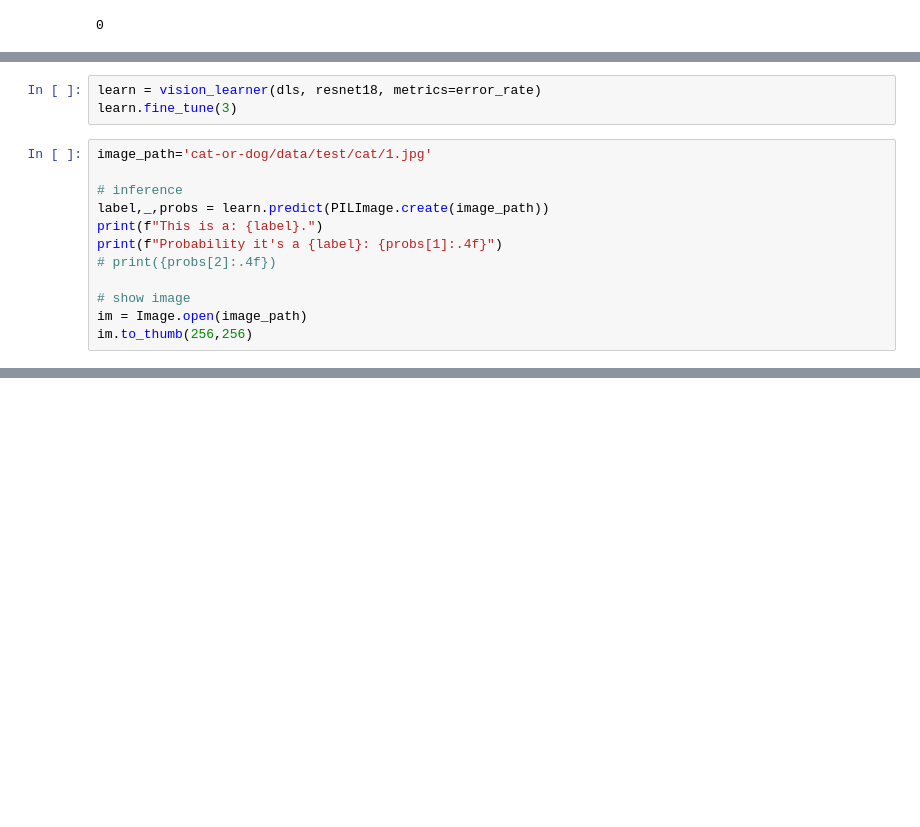
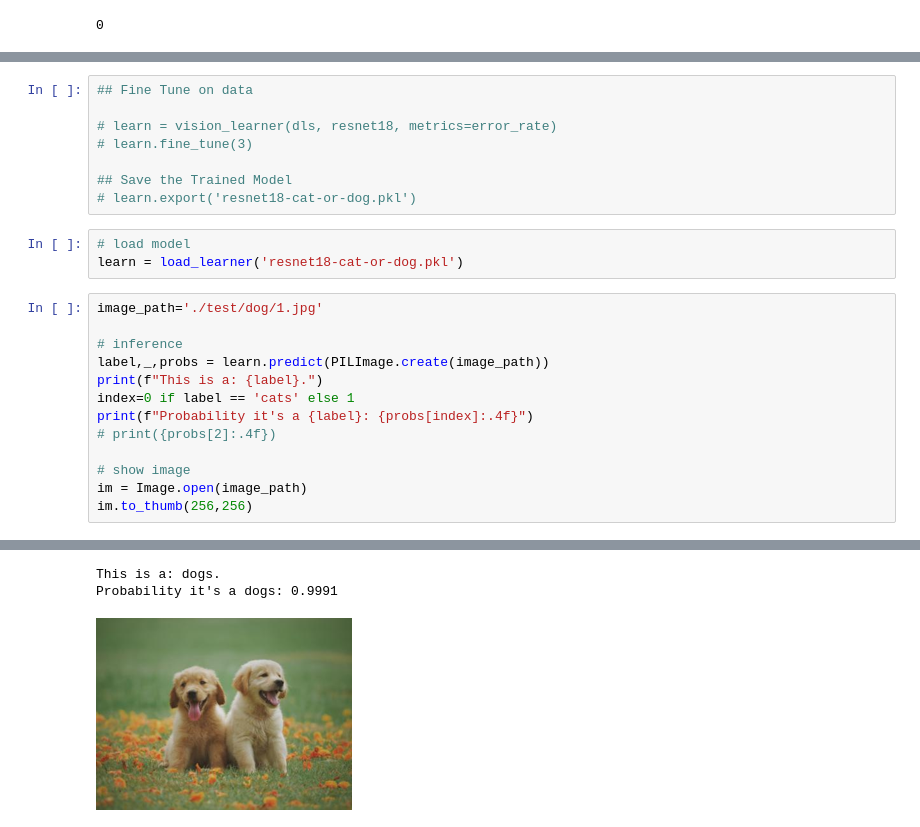
Before and after one commit to FaizanHassan123/Learning-MachineLearning, a Jupyter notebook: cat-or-dog/cat-or-dog.ipynb, the cells around one changed output, grey strips where cells are left out. Saved outputs shown, nothing was run; the diff lists cells and outputs as text; blank space fills up the shorter version.

```diff
--- a/cat-or-dog/cat-or-dog.ipynb
+++ b/cat-or-dog/cat-or-dog.ipynb
@@ -57,15 +50,25 @@ TypeError: 'NoneType' object is not iterable
 # %%
-learn = vision_learner(dls, resnet18, metrics=error_rate)
-learn.fine_tune(3)
+## Fine Tune on data
+
+# learn = vision_learner(dls, resnet18, metrics=error_rate)
+# learn.fine_tune(3)
+
+## Save the Trained Model
+# learn.export('resnet18-cat-or-dog.pkl')
+# %%
+# load model
+learn = load_learner('resnet18-cat-or-dog.pkl')
 # %%
-image_path='cat-or-dog/data/test/cat/1.jpg'
+image_path='./test/dog/1.jpg'
 
 # inference
 label,_,probs = learn.predict(PILImage.create(image_path))
 print(f"This is a: {label}.")
-print(f"Probability it's a {label}: {probs[1]:.4f}")
+index=0 if label == 'cats' else 1
+print(f"Probability it's a {label}: {probs[index]:.4f}")
 # print({probs[2]:.4f})
 
 # show image
 im = Image.open(image_path)
 im.to_thumb(256,256)
+# %% [output]
@@ -71,0 +76,3 @@ im.to_thumb(256,256)
+This is a: dogs.
+Probability it's a dogs: 0.9991
+[figure, added]
```
Also changed, not shown: parts of 3 cells of this notebook, 1 other file.
